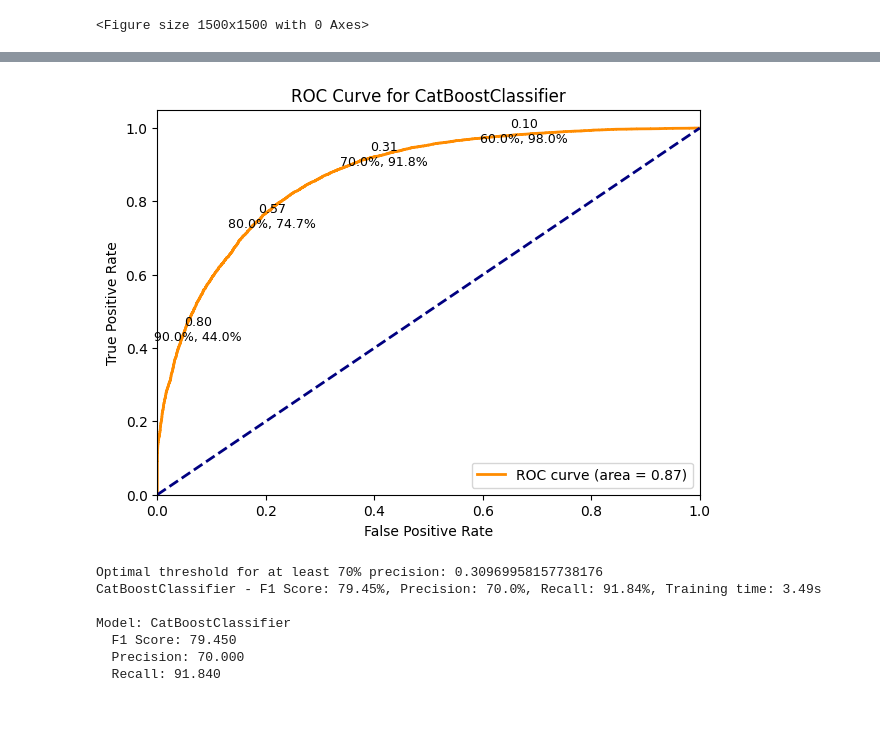
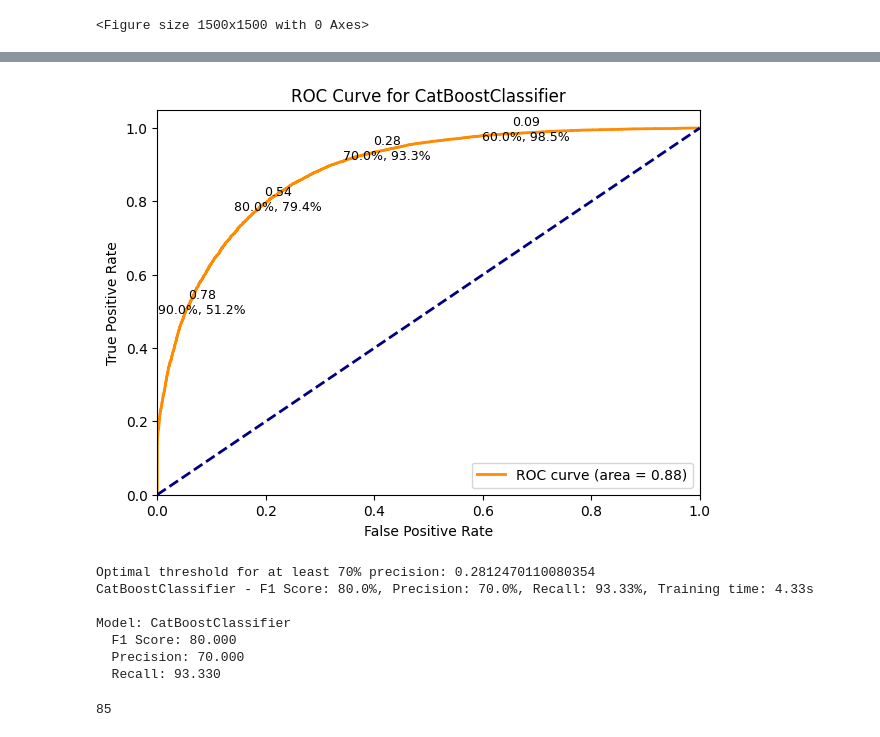
Before and after one commit to Madelinehazel/UofT_3253_term_project, a Jupyter notebook: notebooks/final_solution.ipynb, the cells around one changed output, grey strips where cells are left out. Saved outputs shown, nothing was run; the diff lists cells and outputs as text; code cells hidden in the pictures.

```diff
--- a/notebooks/final_solution.ipynb
+++ b/notebooks/final_solution.ipynb
@@ -51,7 +51,7 @@ pd.set_option("display.max_colwidth", 300)
 
 jupyter_black.load()
 DIRECTORY = "../../data/"
-NUMBER_FEATURES = 30
+NUMBER_FEATURES = 150
 # %%
 dataset = pd.read_csv(DIRECTORY + "2015.csv")
 # %%
@@ -964,7 +964,7 @@ correlation_matrix = training_data.corr()
 # %% [output]
 <Figure size 1500x1500 with 0 Axes>
 # %%
-threshold = 0.8
+threshold = 0.9
 correlated_pairs = {}
 
 for i in range(len(correlation_matrix.columns)):
@@ -1198,9 +1186,6 @@ def roc(y_test, y_scores, name):
     plt.legend(loc="lower right")
     plt.show()
 # %%
-scaler = StandardScaler()
-
-
 def evaluate_model(model, name, X_train, X_test, y_train, y_test):
     start = time.time()
     model.fit(X_train, y_train)
@@ -1244,38 +1229,44 @@ models = {
     # "LogisticRegression": LogisticRegression(max_iter=1000),
     # "KNeighborsClassifier": KNeighborsClassifier(),
     # "GaussianNB": GaussianNB(),
     # "XGBClassifier": XGBClassifier(use_label_encoder=False, eval_metric='mlogloss'),
 }
 
 results = {
     name: evaluate_model(
         model,
         name,
         training_data[sorted_importance[:NUMBER_FEATURES].Feature],
         test_data[sorted_importance[:NUMBER_FEATURES].Feature],
         training_labels.values.ravel(),
         test_labels.values.ravel(),
     )
     for name, model in models.items()
 }
 
 sorted_results = dict(
     sorted(results.items(), key=lambda item: item[1][0], reverse=True)
 )  # Sorting based on F1 score
 
 print()
 # Printing the results
 for name, metrics in sorted_results.items():
     f1, precision, recall = metrics
     print(
         f"Model: {name}\n  F1 Score: {f1:.3f}\n  Precision: {precision:.3f}\n  Recall: {recall:.3f}\n"
     )
 # %% [output]
-[figure, old version]
+[figure, new version]
-Optimal threshold for at least 70% precision: 0.30969958157738176
-CatBoostClassifier - F1 Score: 79.45%, Precision: 70.0%, Recall: 91.84%, Training time: 3.49s
+Optimal threshold for at least 70% precision: 0.2812470110080354
+CatBoostClassifier - F1 Score: 80.0%, Precision: 70.0%, Recall: 93.33%, Training time: 4.33s
 
 Model: CatBoostClassifier
-  F1 Score: 79.450
+  F1 Score: 80.000
   Precision: 70.000
-  Recall: 91.840
+  Recall: 93.330
+# %%
+sorted_importance[:NUMBER_FEATURES]
+len(sorted_importance.Feature)
+# sorted_importance.Feature
+# %% [output]
+85
```
Also changed, not shown: parts of 2 cells of this notebook.
